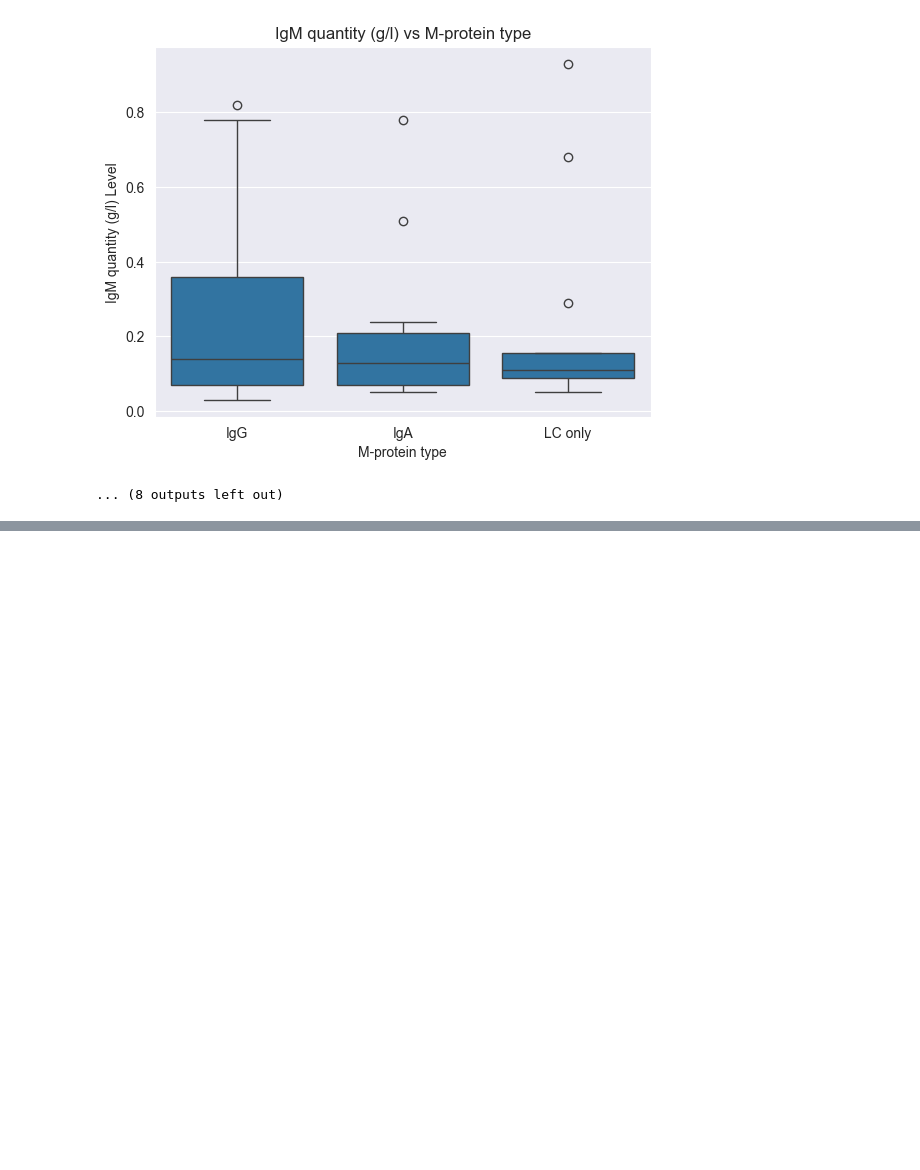
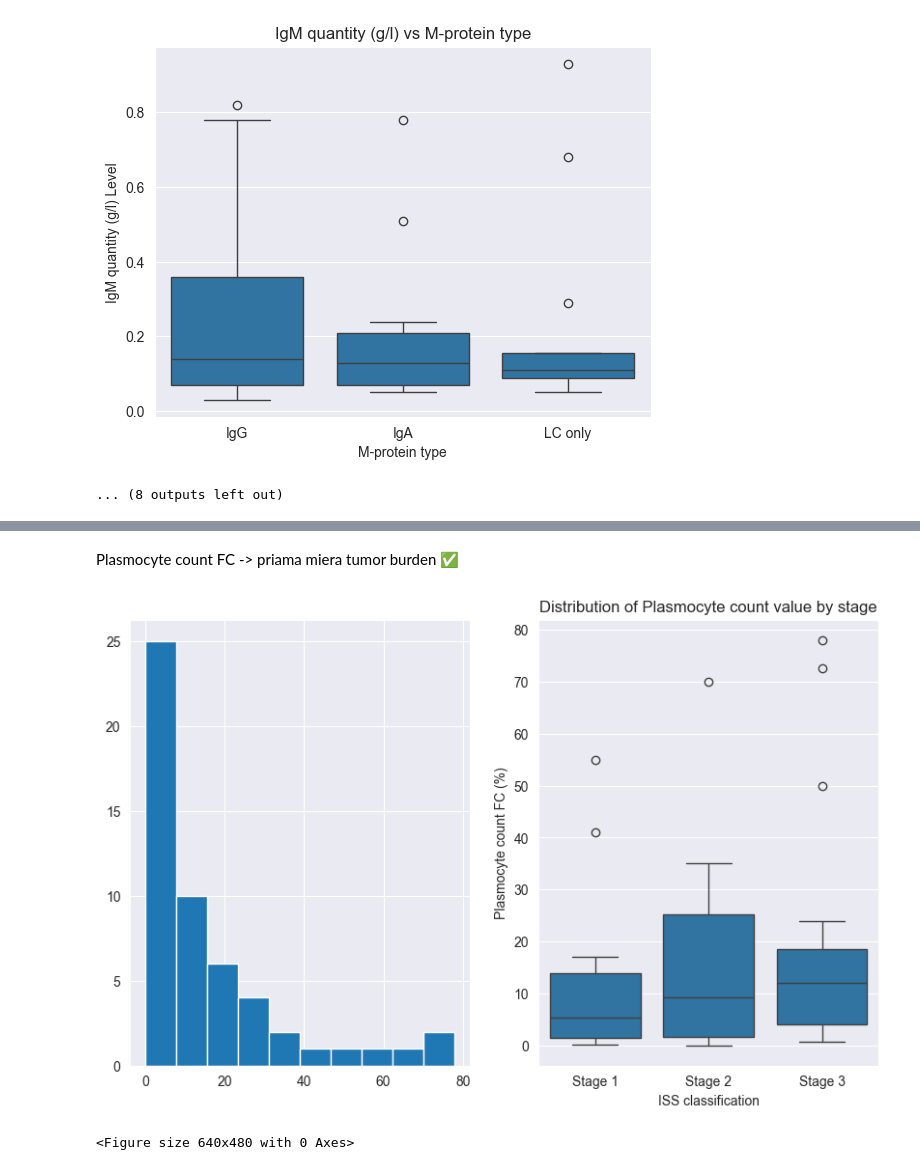
Before and after one commit to lukas1110/Analysis-of-multiple-myelomas-from-dual-CT, a Jupyter notebook: data_analysis/clinical_data_analysis.ipynb, the cells around one changed output, grey strips where cells are left out. Drawn from its saved outputs; the diff is of its cells as text; code cells hidden in the pictures; blank space fills up the shorter version.

```diff
--- a/data_analysis/clinical_data_analysis.ipynb
+++ b/data_analysis/clinical_data_analysis.ipynb
@@ -414,0 +483,18 @@ Kruskal-Wallis: IgM quantity (g/l) -> H = 0.640, p = 0.7261 => Significant: Fals
+# %% [markdown]
+Plasmocyte count FC -> priama miera tumor burden &#9989;
+# %%
+plt.figure(figsize=(10, 6))
+
+plt.subplot(121)
+plt.hist(df["Plasmocyte count FC (%)"])
+
+plt.subplot(122)
+sns.boxplot(data=df, x="ISS classification", y="Plasmocyte count FC (%)")
+plt.title('Distribution of Plasmocyte count value by stage')
+plt.show()
+
+plt.tight_layout()
+plt.show()
+# %% [output]
+[figure, added]
+<Figure size 640x480 with 0 Axes>
```
Also changed, not shown: parts of 8 cells of this notebook, 3 other files.
